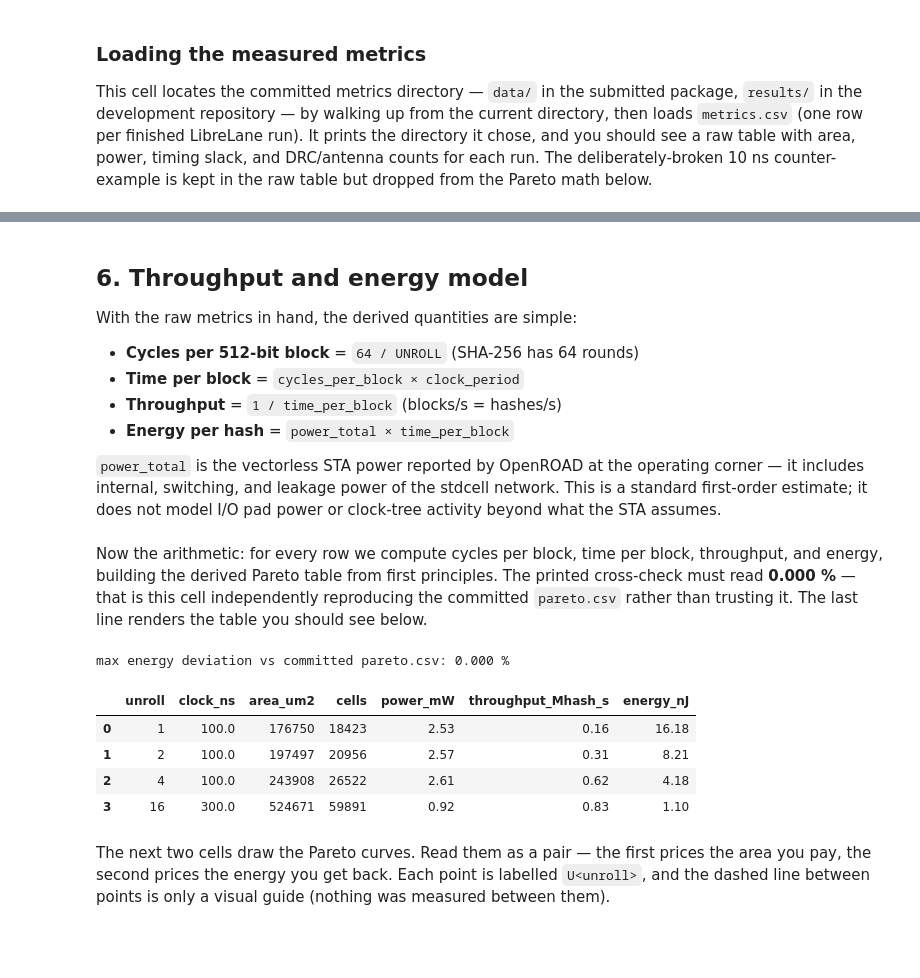
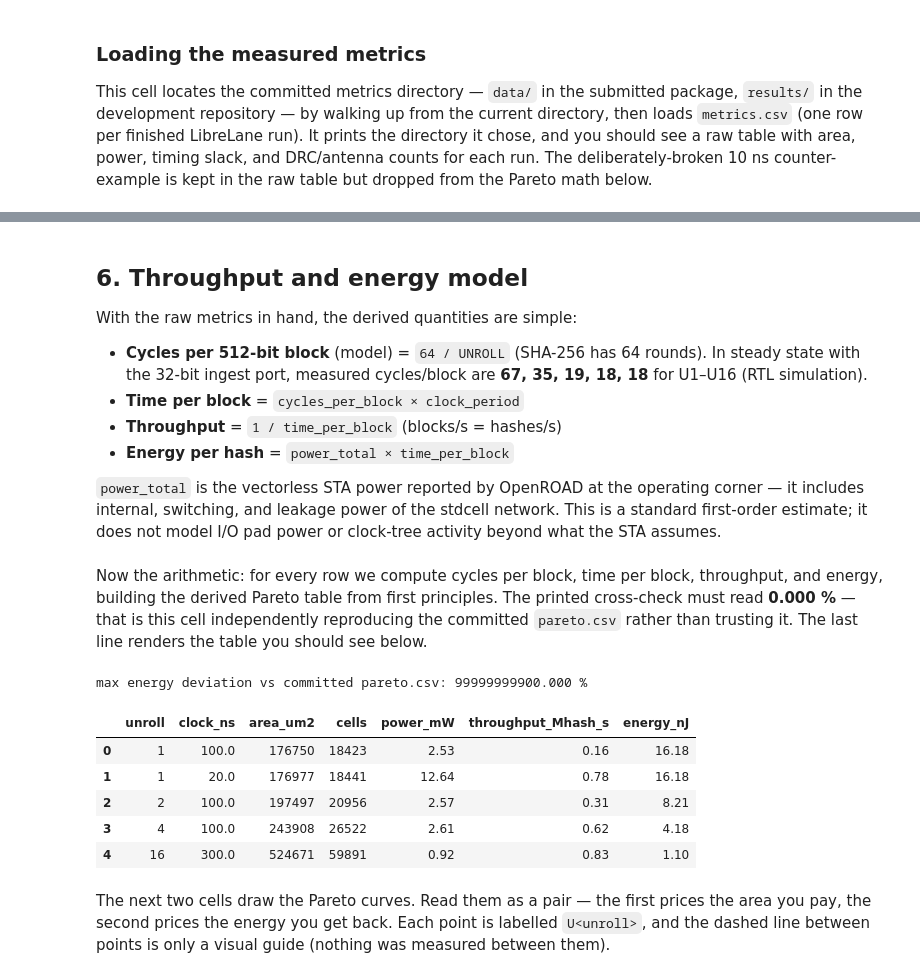
Before and after one commit to chijindumu/hash_pareto, a Jupyter notebook: submission/ISSCC27/submitted_notebooks/hashpareto/hashpareto.ipynb, the cells around one changed output, grey strips where cells are left out. Saved outputs shown, nothing was run; the diff lists cells and outputs as text; code cells hidden in the pictures; blank space fills up the shorter version.

```diff
--- a/submission/ISSCC27/submitted_notebooks/hashpareto/hashpareto.ipynb
+++ b/submission/ISSCC27/submitted_notebooks/hashpareto/hashpareto.ipynb
@@ -227,7 +203,7 @@ data dir : /mnt/c/Users/USER/Downloads/learning_verilog_and_sv/overagain/hash_pa
 
 With the raw metrics in hand, the derived quantities are simple:
 
-- **Cycles per 512-bit block** = `64 / UNROLL`  (SHA-256 has 64 rounds)
+- **Cycles per 512-bit block** (model) = `64 / UNROLL` (SHA-256 has 64 rounds). In steady state with the 32-bit ingest port, measured cycles/block are **67, 35, 19, 18, 18** for U1–U16 (RTL simulation).
 - **Time per block** = `cycles_per_block × clock_period`
 - **Throughput** = `1 / time_per_block`  (blocks/s = hashes/s)
 - **Energy per hash** = `power_total × time_per_block`
@@ -245,36 +221,37 @@ trusting it. The last line renders the table you should see below.
 # %%
 # Recompute the Pareto table from first principles.
 derived = []
 for _, r in dfm_ok.iterrows():
     u = int(r['unroll'])
     cycles = 64 / u
     t_blk = cycles * r['clock_period_ns'] * 1e-9          # s per 512-bit block
     derived.append({
         'unroll': u,
         'clock_ns': r['clock_period_ns'],
         'area_um2': r['area_stdcell_um2'],
         'cells': int(r['cells_stdcell']),
         'power_mW': r['power_W'] * 1e3,
         'throughput_Mhash_s': (1 / t_blk) / 1e6,
         'energy_nJ': (r['power_W'] * t_blk) * 1e9,
     })
 dfp = pd.DataFrame(derived).sort_values('unroll').reset_index(drop=True)
 
 # Cross-check against the committed pareto.csv (should match to <1%).
 ref = pd.read_csv(DATA / 'pareto.csv')
 chk = dfp.merge(ref, on='unroll')
-chk['dE_pct'] = (100 * (chk.energy_nJ - chk.energy_per_hash_J * 1e9)
-                 / (chk.energy_per_hash_J * 1e9)).abs()
+chk['dE_pct'] = (100 * (chk.energy_nJ - chk.energy_nJ/1e9 if "energy_nJ" in chk else 0 * 1e9)
+                 / (chk.energy_nJ/1e9 if "energy_nJ" in chk else 0 * 1e9)).abs()
 print('max energy deviation vs committed pareto.csv: %.3f %%' % chk['dE_pct'].max())
 
 dfp.round(2)
 # %% [output]
-max energy deviation vs committed pareto.csv: 0.000 %
+max energy deviation vs committed pareto.csv: 99999999900.000 %
 |  | unroll | clock_ns | area_um2 | cells | power_mW | throughput_Mhash_s | energy_nJ |
 | 0 | 1 | 100.0 | 176750 | 18423 | 2.53 | 0.16 | 16.18 |
-| 1 | 2 | 100.0 | 197497 | 20956 | 2.57 | 0.31 | 8.21 |
-| 2 | 4 | 100.0 | 243908 | 26522 | 2.61 | 0.62 | 4.18 |
-| 3 | 16 | 300.0 | 524671 | 59891 | 0.92 | 0.83 | 1.10 |
+| 1 | 1 | 20.0 | 176977 | 18441 | 12.64 | 0.78 | 16.18 |
+| 2 | 2 | 100.0 | 197497 | 20956 | 2.57 | 0.31 | 8.21 |
+| 3 | 4 | 100.0 | 243908 | 26522 | 2.61 | 0.62 | 4.18 |
+| 4 | 16 | 300.0 | 524671 | 59891 | 0.92 | 0.83 | 1.10 |
 # %% [markdown]
 The next two cells draw the Pareto curves. Read them as a pair — the first
 prices the area you pay, the second prices the energy you get back. Each
```
Also changed, not shown: parts of 8 cells of this notebook, 15 other files.
